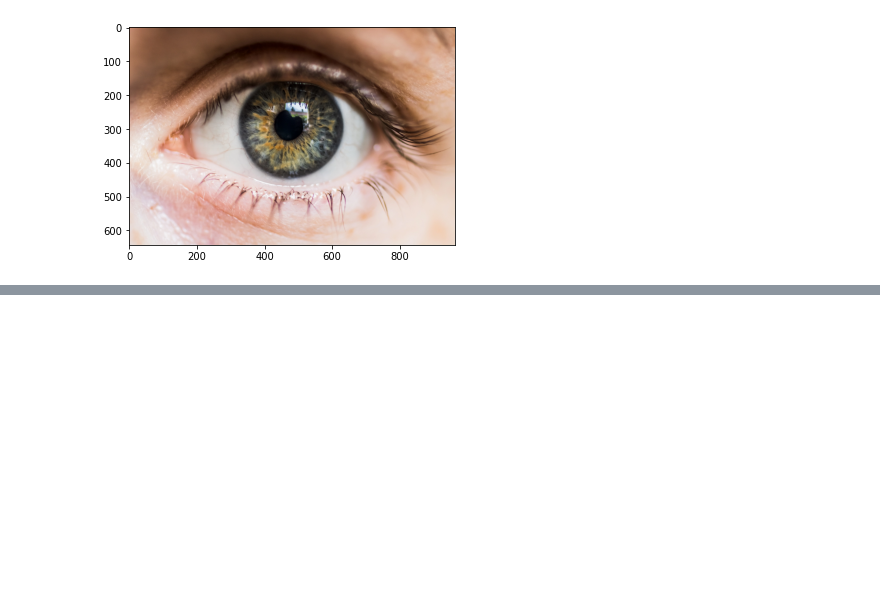
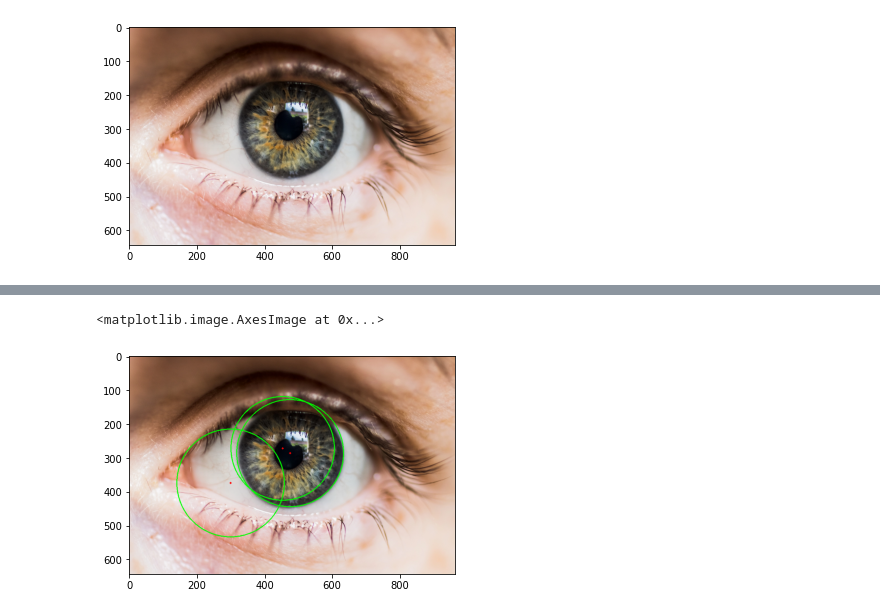
Before and after one commit to g-4-gagan/DrowsinessResearchPractice, a Jupyter notebook: Final/Part4.ipynb, the cells around one changed output, grey strips where cells are left out. Drawn from its saved outputs; the diff is of its cells as text; code cells hidden in the pictures; blank space fills up the shorter version.

```diff
--- a/Final/Part4.ipynb
+++ b/Final/Part4.ipynb
@@ -5,6 +5,7 @@ import numpy as np
 import matplotlib.pyplot as plt
 import cv2
 # %%
+img_cv = cv2.imread('../images/right_eye_open.png', cv2.IMREAD_COLOR)
 img = plt.imread('../images/right_eye_open.png')
 plt.imshow(img)
 # %% [output]
@@ -25,0 +41,18 @@ NameError: name 'cv2' is not defined
+# %%
+if detected_circles is not None:
+
+    # Convert the circle parameters a, b and r to integers.
+    detected_circles = np.uint16(np.around(detected_circles))
+
+    for pt in detected_circles[0, :]:
+        a, b, r = pt[0], pt[1], pt[2]
+
+        # Draw the circumference of the circle.
+        cv2.circle(img_cv, (a, b), r, (0, 255, 0), 2)
+
+        # Draw a small circle (of radius 1) to show the center.
+        cv2.circle(img_cv, (a, b), 1, (0, 0, 255), 3)
+plt.imshow(cv2.cvtColor(img_cv, cv2.COLOR_BGR2RGB))
+# %% [output]
+<matplotlib.image.AxesImage at 0x...>
+[figure, added]
```
Also changed, not shown: parts of 5 cells of this notebook.
